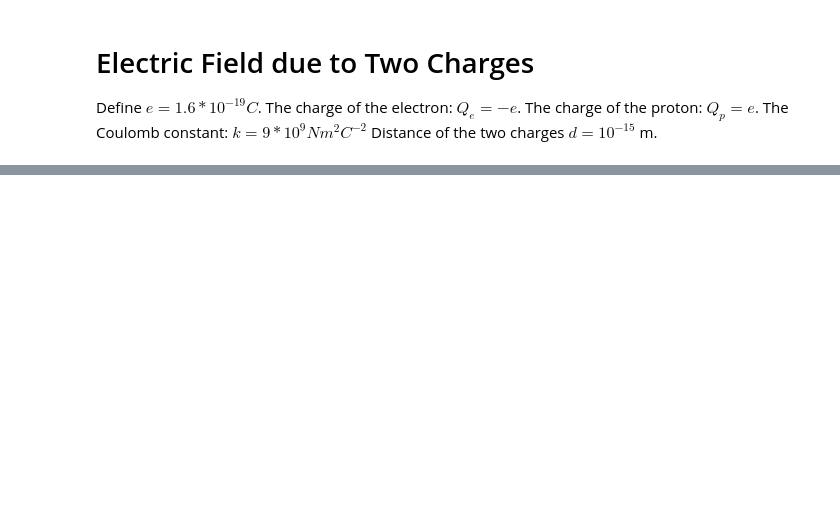
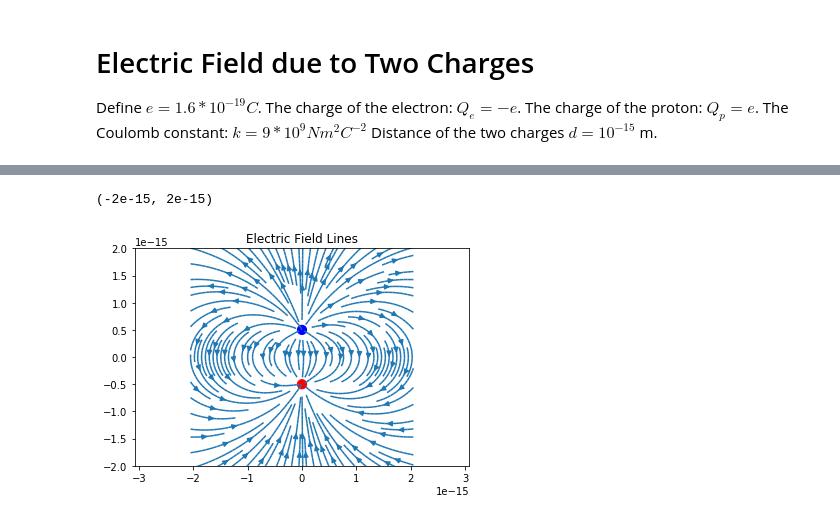
Before and after one commit to emotionlearning/MIT_Electromagnetism, a Jupyter notebook: L2Q4_Electric_Field_Two_Charges.ipynb, the cells around one changed output, grey strips where cells are left out. Drawn from its saved outputs; the diff is of its cells as text; code cells hidden in the pictures; blank space fills up the shorter version.

```diff
--- a/L2Q4_Electric_Field_Two_Charges.ipynb
+++ b/L2Q4_Electric_Field_Two_Charges.ipynb
@@ -29,0 +36,32 @@ $$|\vec{\mathbf{r_e}}| = r_e$$ $$|\vec{\mathbf{r_p}}| = r_p$$
+# %%
+import numpy as np
+import matplotlib.gridspec as gridspec
+
+k = 9e9
+e = 1.6e-16
+x_q = np.arange(-2.05e-15, 2.05e-15, 1e-16)
+y_q = np.arange(-2.05e-15, 2.05e-15, 1e-16)
+X, Y = np.meshgrid(x_q, y_q)
+r_e = np.sqrt(np.power(X,2) + np.power((Y + 5e-16),2))
+r_p = np.sqrt(np.power(X,2) + np.power((Y - 5e-16),2))
+
+E_x = X * k * e * (1/(np.power(r_p, 3)) - 1/(np.power(r_e, 3)))
+E_y = k * e * ((Y - 5e-16)/(np.power(r_p, 3)) - (Y + 5e-16)/(np.power(r_e, 3)))
+
+fig, ax = plt.subplots()
+circle = plt.Circle((0,-5e-16), 0.85e-16, color = 'r')
+circle2 = plt.Circle((0, 5e-16), 0.85e-16, color = 'b')
+
+ax.add_artist(circle)
+ax.add_artist(circle2)
+
+gs = gridspec.GridSpec(nrows=3, ncols=2, height_ratios=[1, 1, 2])
+ax.streamplot(X, Y, E_x, E_y, density=[2, 1])
+
+ax.set_title('Electric Field Lines')
+plt.axis('equal')
+ax.set_xlim(-2e-15, 2e-15)
+ax.set_ylim(-2e-15, 2e-15)
+# %% [output]
+(-2e-15, 2e-15)
+[figure, added]
```
Also changed, not shown: parts of 5 cells of this notebook.
